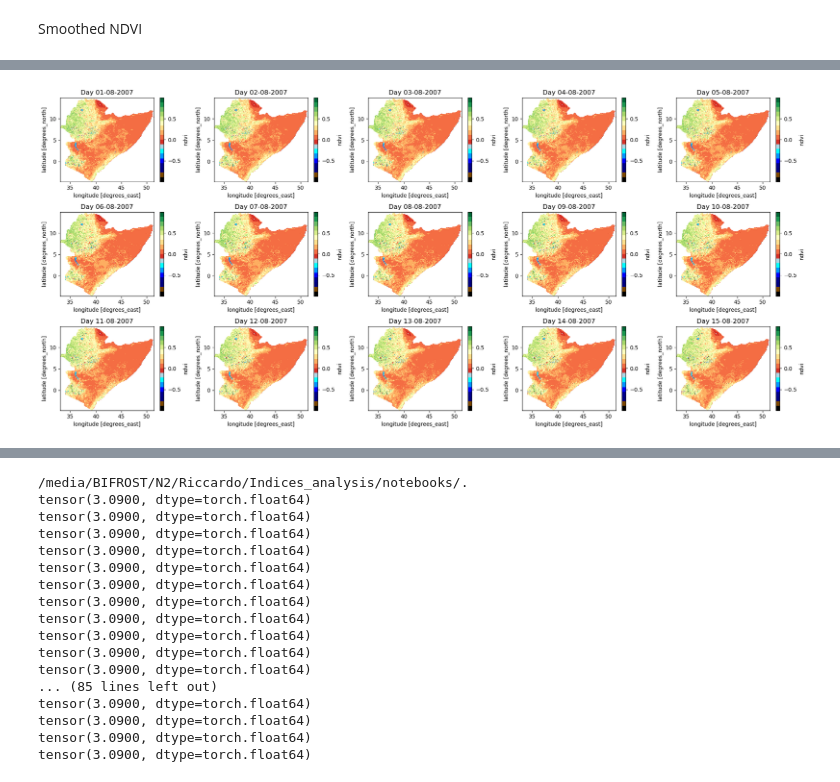
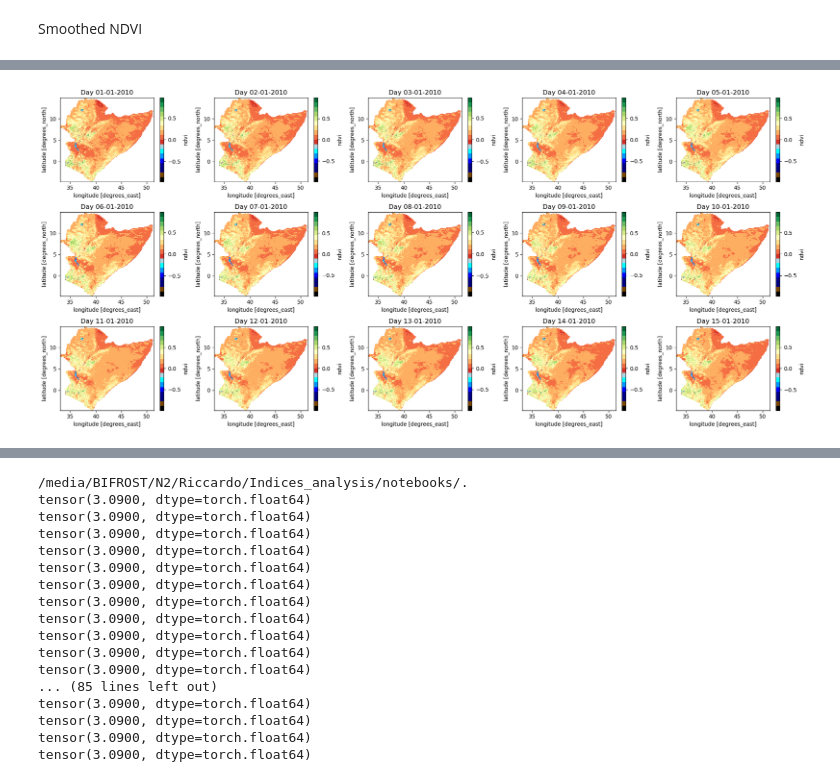
Before and after one commit to Riccardo7-DS/Indices_analysis, a Jupyter notebook: notebooks/model.ipynb, the cells around one changed output, grey strips where cells are left out. Drawn from its saved outputs; the diff is of its cells as text; code cells hidden in the pictures.

```diff
--- a/notebooks/model.ipynb
+++ b/notebooks/model.ipynb
@@ -28,54 +59,15 @@ vci = xr.open_dataset(os.path.join(config_file['NDVI']['ndvi_path'], 'vci_1D.nc'
 To enable them in other operations, rebuild TensorFlow with the appropriate compiler flags.
-# %%
-import pandas as pd
-from datetime import timedelta
-from p_drought_indices.functions.ndvi_functions import ndvi_colormap
-cmap_custom = ndvi_colormap()
-
-# Select the desired number of timesteps to plot
-num_timesteps = 15
-start_day = "2007-08-01"
-date_end = pd.to_datetime(start_day)
-new_end = date_end + timedelta(days = num_timesteps - 1)
-end = new_end.strftime('%d-%m-%Y')
-
-# Assuming 'ndvi' is a DataArray within the 'data' dataset
-ndvi_data = ds_smoot['ndvi']
-
-# Select the first 'num_timesteps' timesteps
-ndvi_subset =  ndvi_data.sel(time=slice(start_day, end))
-
-# Determine the number of rows and columns for subplots
-num_rows = (num_timesteps + 4) // 5
-num_cols = min(num_timesteps, 5)
-
-# Create a figure and subplots
-fig, axes = plt.subplots(num_rows, num_cols, figsize=(20, 3*num_rows))
-
-# Flatten the axes array to simplify indexing
-axes = axes.flatten()
-
-# Iterate over the timesteps and plot each one
-for i, ndvi in enumerate(ndvi_subset):
-    ts = pd.to_datetime(str(ndvi["time"].values))
-    d = ts.strftime('%d-%m-%Y')
-    # Assuming the time coordinate is named 'time'
-    ax = axes[i]
-    ndvi.plot(ax=ax, cmap=cmap_custom)
-    ax.set_title(f'Day {d}')
-
-# Remove any extra empty subplots
-if len(ndvi_subset) < len(axes):
-    for j in range(len(ndvi_subset), len(axes)):
-        fig.delaxes(axes[j])
-
-# Adjust the layout and spacing
-fig.tight_layout()
-
-# Display the plot
-plt.show()
-# %% [output]
-[figure, removed]
+# %%
+import pandas as pd
+from datetime import timedelta
+
+from p_drought_indices.analysis.visualizations.viz_series import plot_ndvi_days
+
+plot_ndvi_days(ds_smoot,
+               start_day="2010-01-01",
+                num_timesteps=15)
+# %% [output]
+[figure, added]
 # %%
 import xarray as xr
 import numpy as np
```
Also changed, not shown: parts of 7 cells of this notebook, 7 other files.
